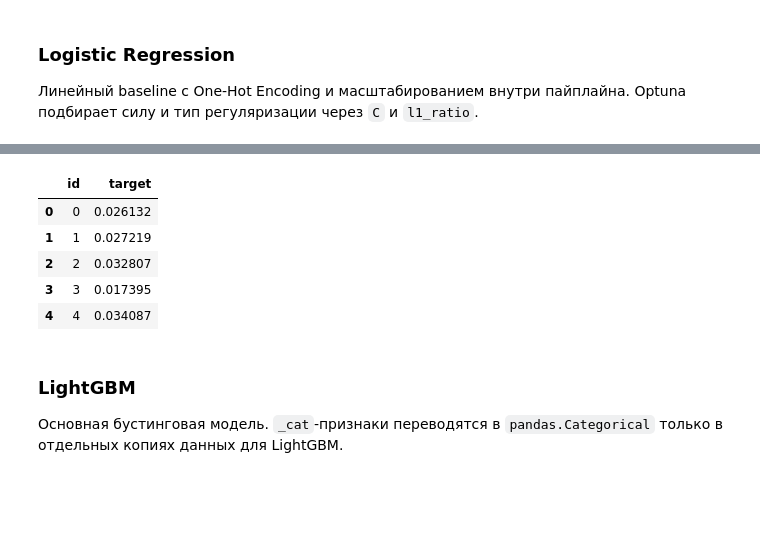
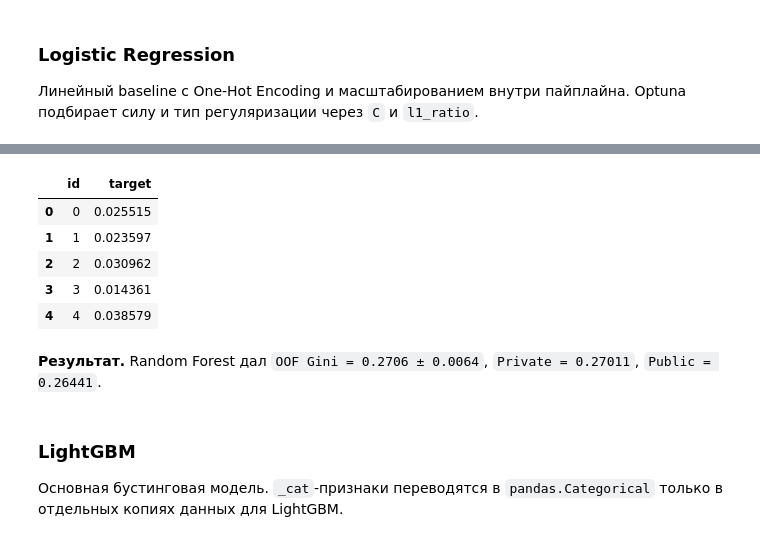
Before and after one commit to DmitryS-01/mlStartHWsSorochan, a Jupyter notebook: 02_modeling.ipynb, the cells around one changed output, grey strips where cells are left out. Saved outputs shown, nothing was run; the diff lists cells and outputs as text; code cells hidden in the pictures; blank space fills up the shorter version.

```diff
--- a/02_modeling.ipynb
+++ b/02_modeling.ipynb
@@ -294,8 +307,6 @@ def logistic_regression_objective(trial):
 # %%
 logistic_regression_study = run_optuna(
-    logistic_regression_objective,
-    "logistic_regression",
-    N_TRIALS_LOGREG
+    logistic_regression_objective, "logistic_regression", N_TRIALS_LOGREG
 )
 
 best_params_logistic_regression = logistic_regression_study.best_params
@@ -312,30 +321,20 @@ logistic_regression_history = plot_score_history(
 logistic_regression_model = make_pipeline(
     logistic_regression_preprocessor,
     LogisticRegression(
-        **best_params_logistic_regression,
-        solver="saga",
-        random_state=SEED,
-        max_iter=2_000,
-        tol=1e-3
+        **best_params_logistic_regression, solver="saga",
+        random_state=SEED, max_iter=5_000, tol=5e-4
     )
 )
 
 logistic_regression_oof, logistic_regression_fold_scores = get_oof_predictions(
-    logistic_regression_model,
-    X_train,
-    y_train,
-    n_jobs=-1
+    logistic_regression_model, X_train, y_train, n_jobs=-1
 )
 
 logistic_regression_model.fit(X_train, y_train)
 logistic_regression_test_predictions = logistic_regression_model.predict_proba(X_test)[:, 1]
-
 logistic_regression_submission = save_model_outputs(
-    "logistic_regression",
-    logistic_regression_oof,
-    logistic_regression_test_predictions
+    "logistic_regression", logistic_regression_oof, logistic_regression_test_predictions
 )
-
 logistic_regression_submission.head()
 # %% [output]
 |  | id | target |
@@ -377,9 +371,5 @@ def random_forest_objective(trial):
 # %%
-random_forest_study = run_optuna(
-    random_forest_objective,
-    "random_forest",
-    N_TRIALS_RF
-)
+random_forest_study = run_optuna(random_forest_objective, "random_forest", N_TRIALS_RF)
 
 best_params_random_forest = random_forest_study.best_params
 best_score_random_forest = random_forest_study.best_value
@@ -394,34 +382,27 @@ random_forest_history = plot_score_history(
 # %%
 random_forest_model = RandomForestClassifier(
-    **best_params_random_forest,
-    random_state=SEED,
-    n_jobs=-1,
+    **best_params_random_forest, random_state=SEED, n_jobs=-1
 )
 
 random_forest_oof, random_forest_fold_scores = get_oof_predictions(
-    random_forest_model,
-    X_train,
-    y_train,
-    n_jobs=1
+    random_forest_model, X_train, y_train, n_jobs=1
 )
 
 random_forest_model.fit(X_train, y_train)
 random_forest_test_predictions = random_forest_model.predict_proba(X_test)[:, 1]
-
 random_forest_submission = save_model_outputs(
-    "random_forest",
-    random_forest_oof,
-    random_forest_test_predictions
+    "random_forest", random_forest_oof, random_forest_test_predictions
 )
-
 random_forest_submission.head()
 # %% [output]
 |  | id | target |
-| 0 | 0 | 0.026132 |
-| 1 | 1 | 0.027219 |
-| 2 | 2 | 0.032807 |
-| 3 | 3 | 0.017395 |
-| 4 | 4 | 0.034087 |
+| 0 | 0 | 0.025515 |
+| 1 | 1 | 0.023597 |
+| 2 | 2 | 0.030962 |
+| 3 | 3 | 0.014361 |
+| 4 | 4 | 0.038579 |
+# %% [markdown]
+**Результат.** Random Forest дал `OOF Gini = 0.2706 ± 0.0064`, `Private = 0.27011`, `Public = 0.26441`.
 # %% [markdown]
 ### LightGBM
 
```
Also changed, not shown: parts of 71 cells of this notebook, 9 other files.
